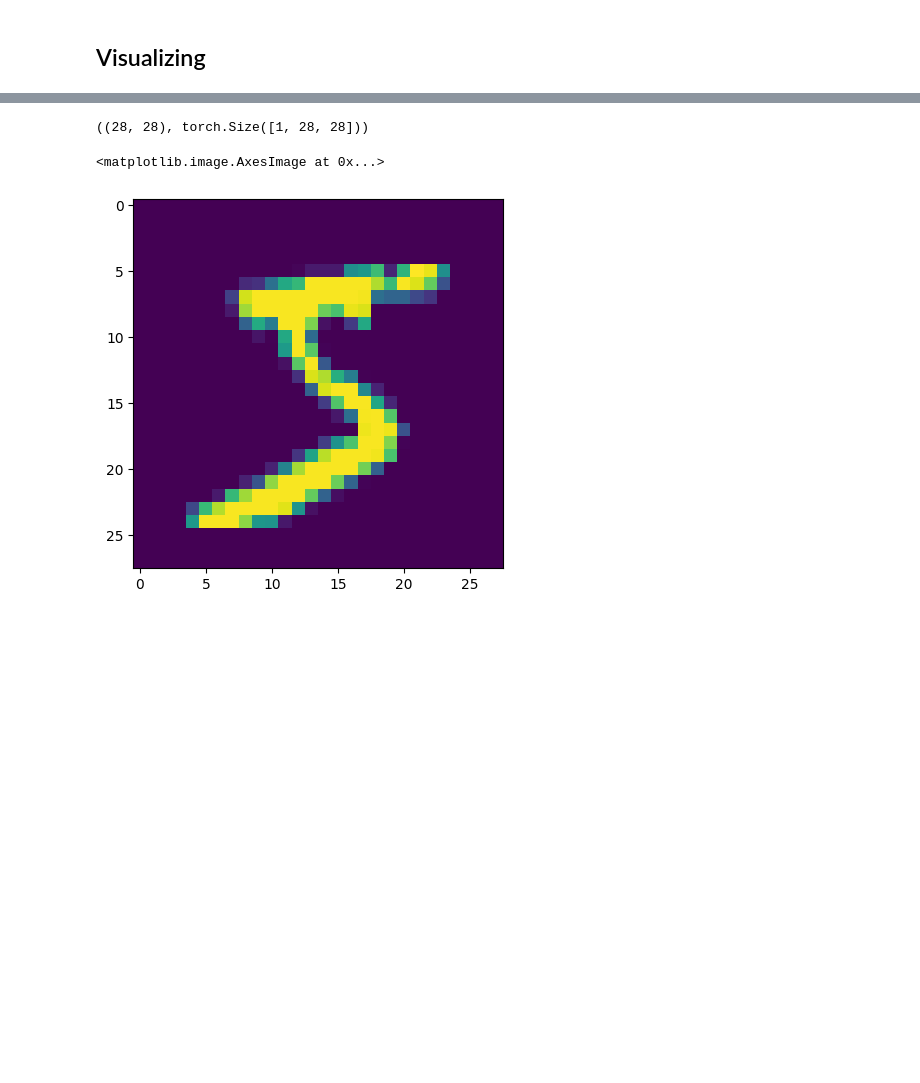
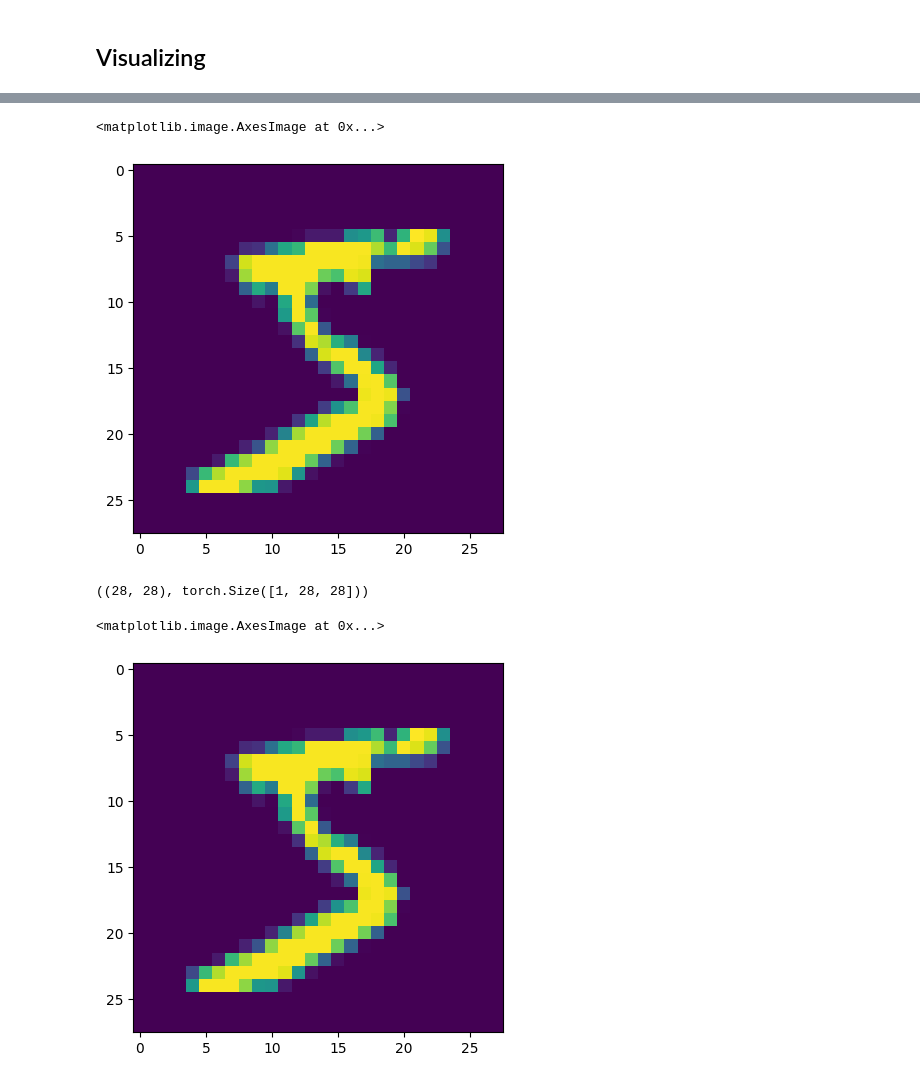
Before and after one commit to gouherdanish/mnist_classification, a Jupyter notebook: poc.ipynb, the cells around one changed output, grey strips where cells are left out. Cells and saved outputs as stored; diff of their text form; code cells hidden in the pictures; blank space fills up the shorter version.

```diff
--- a/poc.ipynb
+++ b/poc.ipynb
@@ -157,3 +181,8 @@ plt.imshow(img)
+# %%
+plt.imshow(img_tfm2[0])
+# %% [output]
+<matplotlib.image.AxesImage at 0x...>
+[figure, added]
 # %%
 img.shape, img_tfm2.shape
 # %% [output]
```
Also changed, not shown: parts of 6 cells of this notebook.
